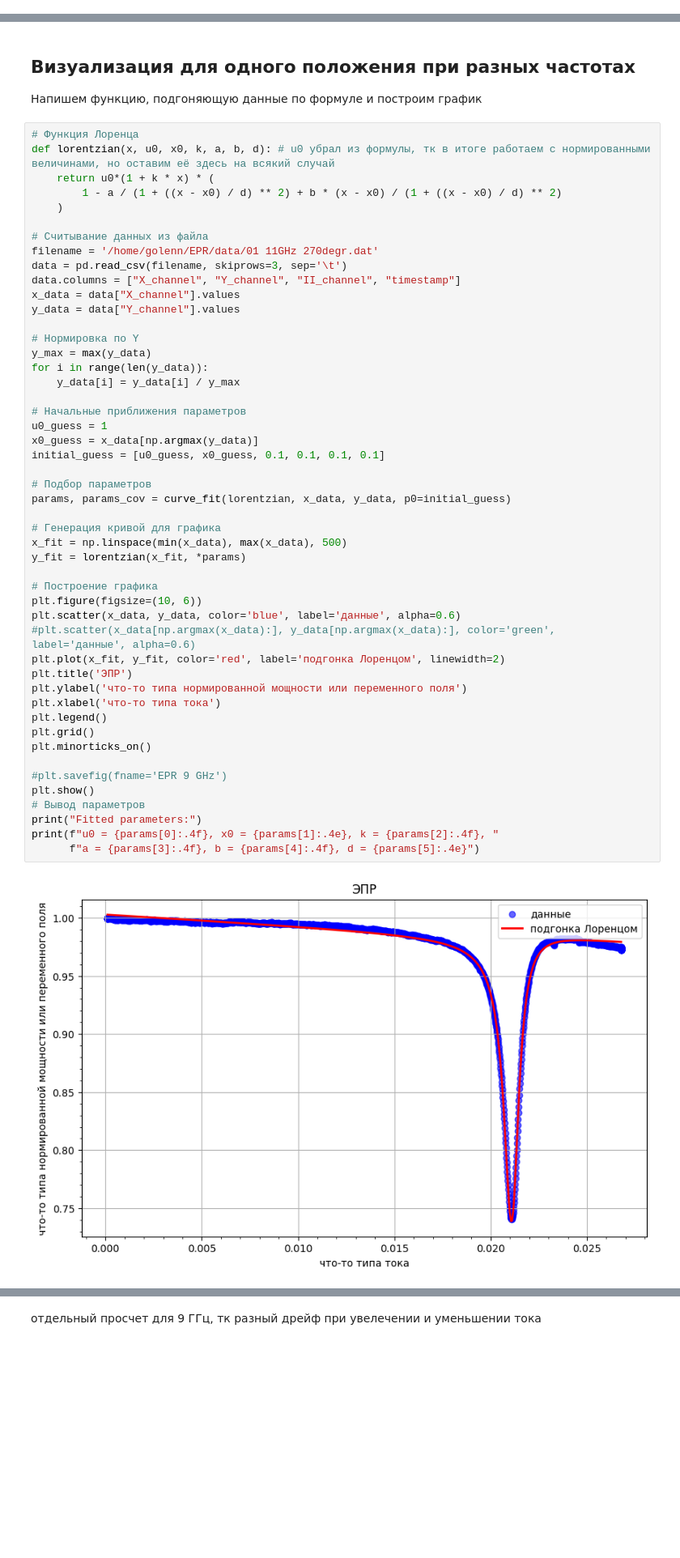
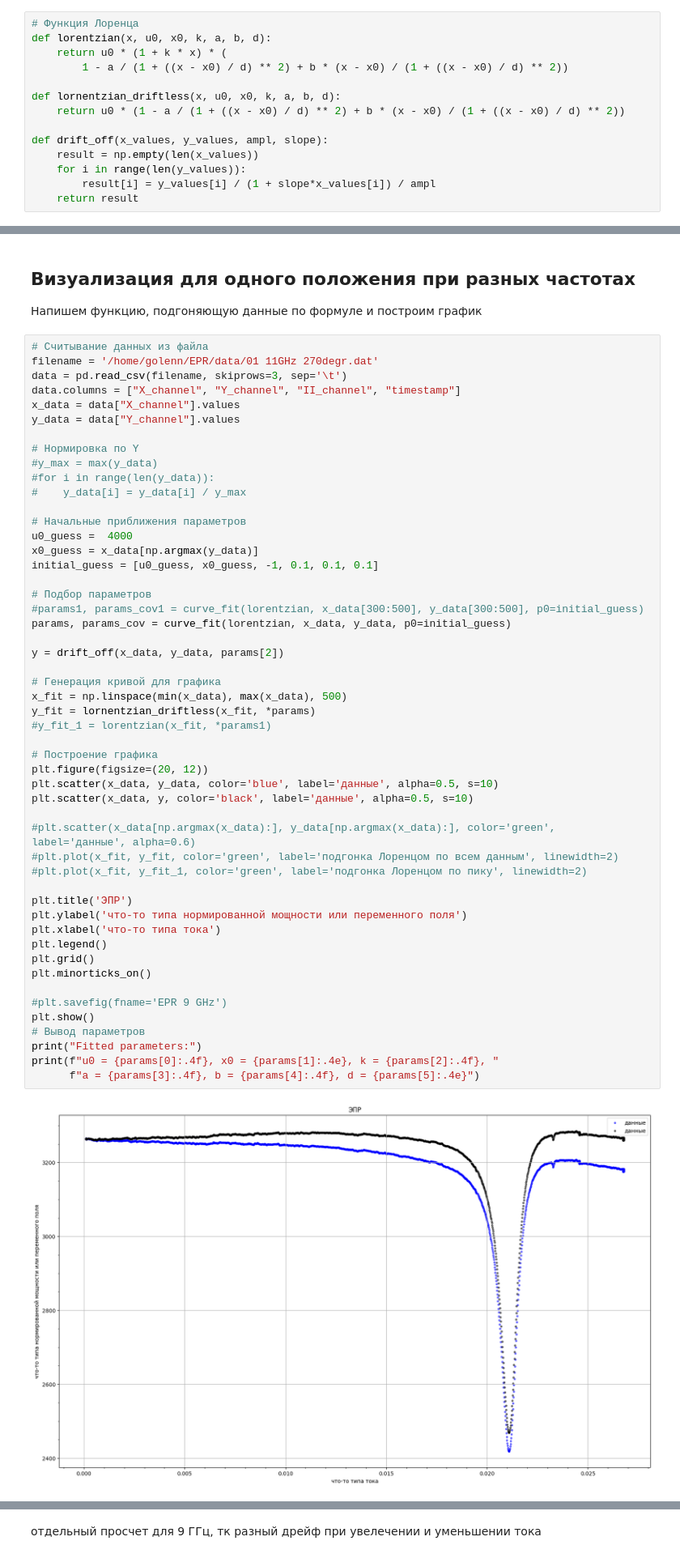
Before and after one commit to golenn/-, a Jupyter notebook: plot.ipynb, the cells around one changed output, grey strips where cells are left out. Shown: that part at 81% size. Drawn from its saved outputs; the diff is of its cells as text; blank space fills up the shorter version.

Commit message:
убрал дрейф, отнормировал все данные и добавил новые файлы в отедльную директорию

```diff
--- a/plot.ipynb
+++ b/plot.ipynb
@@ -17,0 +20,14 @@ import matplotlib.pyplot as plt
+# %%
+# Функция Лоренца
+def lorentzian(x, u0, x0, k, a, b, d):
+    return u0 * (1 + k * x) * (
+        1 - a / (1 + ((x - x0) / d) ** 2) + b * (x - x0) / (1 + ((x - x0) / d) ** 2))
+
+def lornentzian_driftless(x, u0, x0, k, a, b, d):
+    return u0 * (1 - a / (1 + ((x - x0) / d) ** 2) + b * (x - x0) / (1 + ((x - x0) / d) ** 2))
+
+def drift_off(x_values, y_values, ampl, slope):
+    result = np.empty(len(x_values))
+    for i in range(len(y_values)):
+        result[i] = y_values[i] / (1 + slope*x_values[i]) / ampl
+    return result
@@ -19,12 +151,6 @@ import matplotlib.pyplot as plt
 ## Визуализация для одного положения при разных частотах
 Напишем функцию, подгоняющую данные по формуле и построим график
 # %%
-# Функция Лоренца
-def lorentzian(x, u0, x0, k, a, b, d): # u0 убрал из формулы, тк в итоге работаем с нормированными величинами, но оставим её здесь на всякий случай
-    return u0*(1 + k * x) * (
-        1 - a / (1 + ((x - x0) / d) ** 2) + b * (x - x0) / (1 + ((x - x0) / d) ** 2)
-    )
-
 # Считывание данных из файла
 filename = '/home/golenn/EPR/data/01 11GHz 270degr.dat'
 data = pd.read_csv(filename, skiprows=3, sep='\t')
@@ -32,41 +158,49 @@ data.columns = ["X_channel", "Y_channel", "II_channel", "timestamp"]
 x_data = data["X_channel"].values
 y_data = data["Y_channel"].values
 
 # Нормировка по Y
-y_max = max(y_data)
-for i in range(len(y_data)):
-    y_data[i] = y_data[i] / y_max
+#y_max = max(y_data)
+#for i in range(len(y_data)):
+#    y_data[i] = y_data[i] / y_max
 
 # Начальные приближения параметров
-u0_guess = 1
+u0_guess =  4000
 x0_guess = x_data[np.argmax(y_data)]
-initial_guess = [u0_guess, x0_guess, 0.1, 0.1, 0.1, 0.1]
+initial_guess = [u0_guess, x0_guess, -1, 0.1, 0.1, 0.1]
 
 # Подбор параметров
+#params1, params_cov1 = curve_fit(lorentzian, x_data[300:500], y_data[300:500], p0=initial_guess)
 params, params_cov = curve_fit(lorentzian, x_data, y_data, p0=initial_guess)
+
+y = drift_off(x_data, y_data, params[2])
 
 # Генерация кривой для графика
 x_fit = np.linspace(min(x_data), max(x_data), 500)
-y_fit = lorentzian(x_fit, *params)
+y_fit = lornentzian_driftless(x_fit, *params)
+#y_fit_1 = lorentzian(x_fit, *params1)
 
 # Построение графика
-plt.figure(figsize=(10, 6))
-plt.scatter(x_data, y_data, color='blue', label='данные', alpha=0.6)
+plt.figure(figsize=(20, 12))
+plt.scatter(x_data, y_data, color='blue', label='данные', alpha=0.5, s=10)
+plt.scatter(x_data, y, color='black', label='данные', alpha=0.5, s=10)
+
 #plt.scatter(x_data[np.argmax(x_data):], y_data[np.argmax(x_data):], color='green', label='данные', alpha=0.6)
-plt.plot(x_fit, y_fit, color='red', label='подгонка Лоренцом', linewidth=2)
+#plt.plot(x_fit, y_fit, color='green', label='подгонка Лоренцом по всем данным', linewidth=2)
+#plt.plot(x_fit, y_fit_1, color='green', label='подгонка Лоренцом по пику', linewidth=2)
+
 plt.title('ЭПР')
 plt.ylabel('что-то типа нормированной мощности или переменного поля')
 plt.xlabel('что-то типа тока')
 plt.legend()
 plt.grid()
 plt.minorticks_on()
 
 #plt.savefig(fname='EPR 9 GHz')
 plt.show()
 # Вывод параметров
 print("Fitted parameters:")
 print(f"u0 = {params[0]:.4f}, x0 = {params[1]:.4e}, k = {params[2]:.4f}, "
       f"a = {params[3]:.4f}, b = {params[4]:.4f}, d = {params[5]:.4e}")
 # %% [output]
-[figure, old version]
+[figure, new version]
 Fitted parameters:
```
Also changed, not shown: parts of 8 cells of this notebook, 27 other files.
